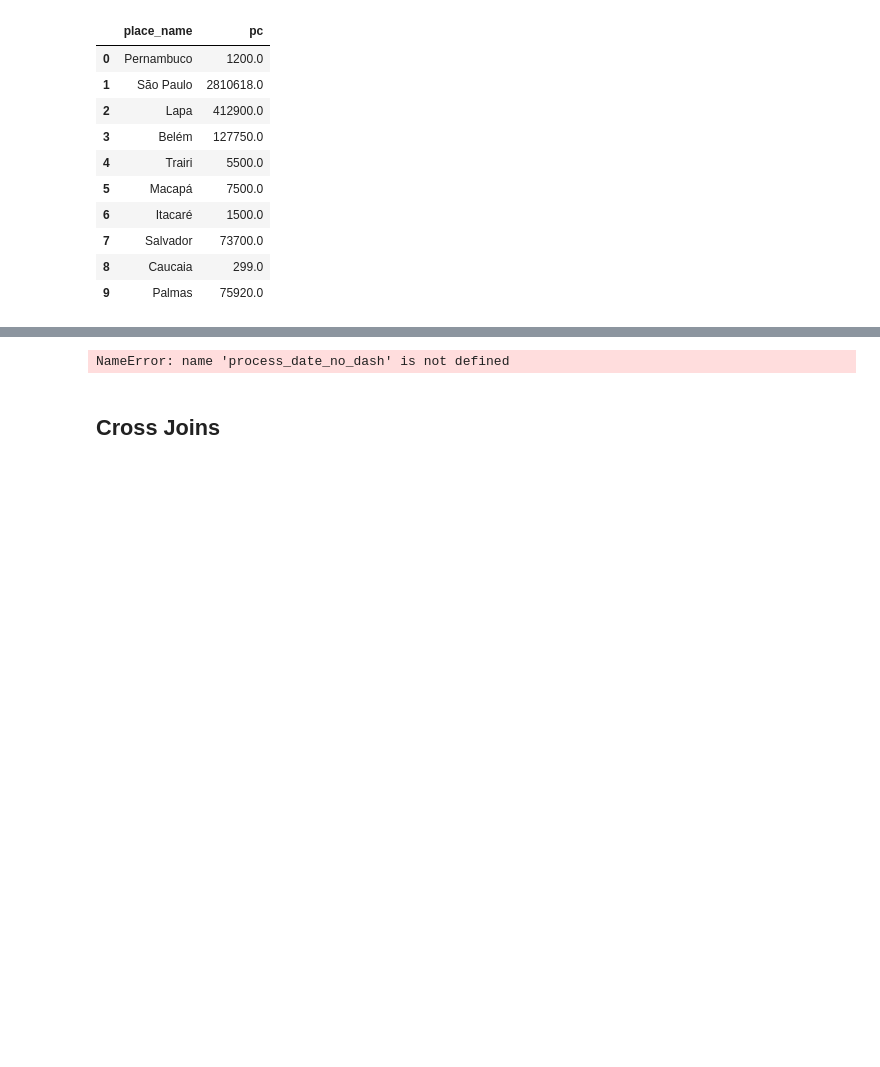
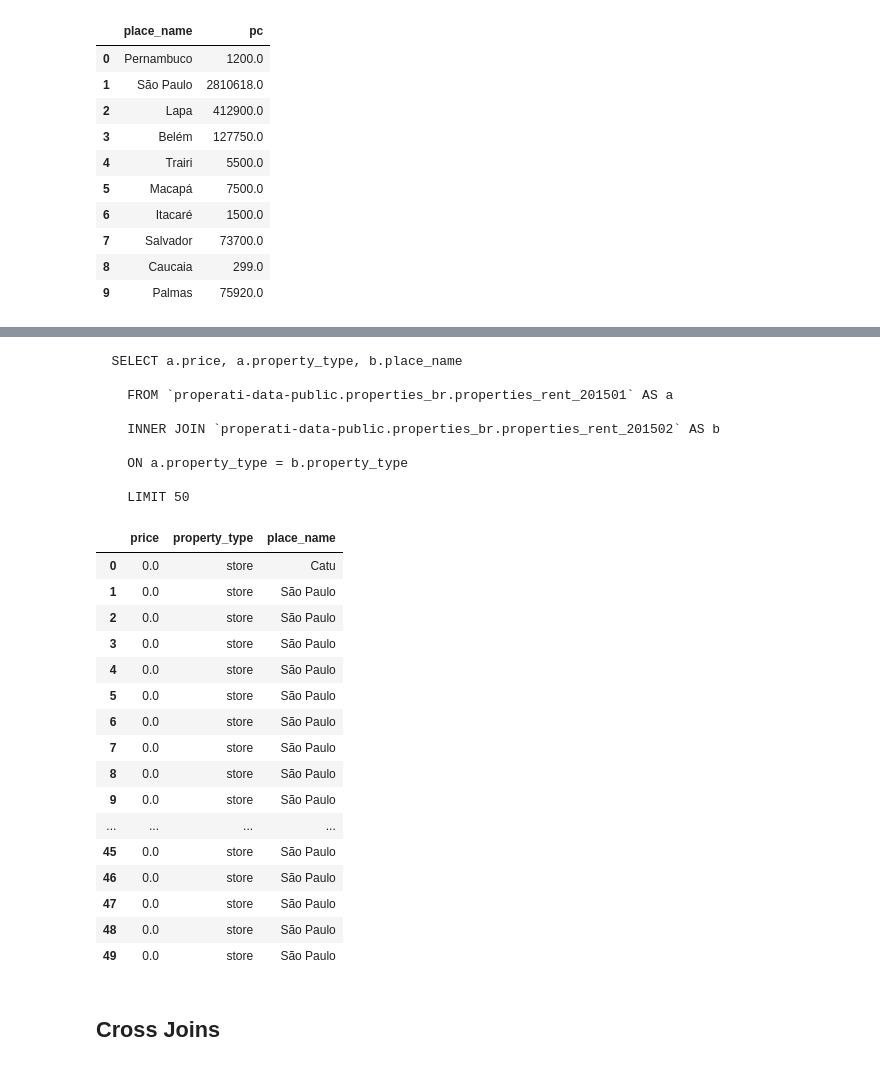
Before and after one commit to bornsky/RealEstate_SQL, a Jupyter notebook: SQL_BQ.ipynb, the cells around one changed output, grey strips where cells are left out. Drawn from its saved outputs; the diff is of its cells as text; code cells hidden in the pictures; blank space fills up the shorter version.

Commit message:
wrote inner join

```diff
--- a/SQL_BQ.ipynb
+++ b/SQL_BQ.ipynb
@@ -248,24 +250,52 @@ df.head(10)
 # %%
 query = """
-  SELECT *
+  SELECT a.price, a.property_type, b.place_name
 
-    FROM `properati-data-public.properties_br.properties_rent_201501`
+    FROM `properati-data-public.properties_br.properties_rent_201501` AS a
 
+    INNER JOIN `properati-data-public.properties_br.properties_rent_201502` AS b
 
-    LIMIT 10
+    ON a.property_type = b.property_type
+
+    LIMIT 50
 """.format(process_date_no_dash)
 
 # Run a Standard SQL query using the environment's default project
 df = pandas.read_gbq(query, dialect='standard')
 
 # Run a Standard SQL query with the project set explicitly
 df = pandas.read_gbq(query, project_id=project_id, dialect='standard')
 
 print(query)
 
-df.head(10)
+df.head(50)
 # %% [output]
-NameError: name 'process_date_no_dash' is not defined
+  SELECT a.price, a.property_type, b.place_name
+
+    FROM `properati-data-public.properties_br.properties_rent_201501` AS a
+
+    INNER JOIN `properati-data-public.properties_br.properties_rent_201502` AS b
+
+    ON a.property_type = b.property_type
+
+    LIMIT 50
+|  | price | property_type | place_name |
+| 0 | 0.0 | store | Catu |
+| 1 | 0.0 | store | São Paulo |
+| 2 | 0.0 | store | São Paulo |
+| 3 | 0.0 | store | São Paulo |
+| 4 | 0.0 | store | São Paulo |
+| 5 | 0.0 | store | São Paulo |
+| 6 | 0.0 | store | São Paulo |
+| 7 | 0.0 | store | São Paulo |
+| 8 | 0.0 | store | São Paulo |
+| 9 | 0.0 | store | São Paulo |
+| ... | ... | ... | ... |
+| 45 | 0.0 | store | São Paulo |
+| 46 | 0.0 | store | São Paulo |
+| 47 | 0.0 | store | São Paulo |
+| 48 | 0.0 | store | São Paulo |
+| 49 | 0.0 | store | São Paulo |
 # %% [markdown]
 <h2>Cross Joins</h2>
 # %%
```
Also changed, not shown: parts of 4 cells of this notebook.
